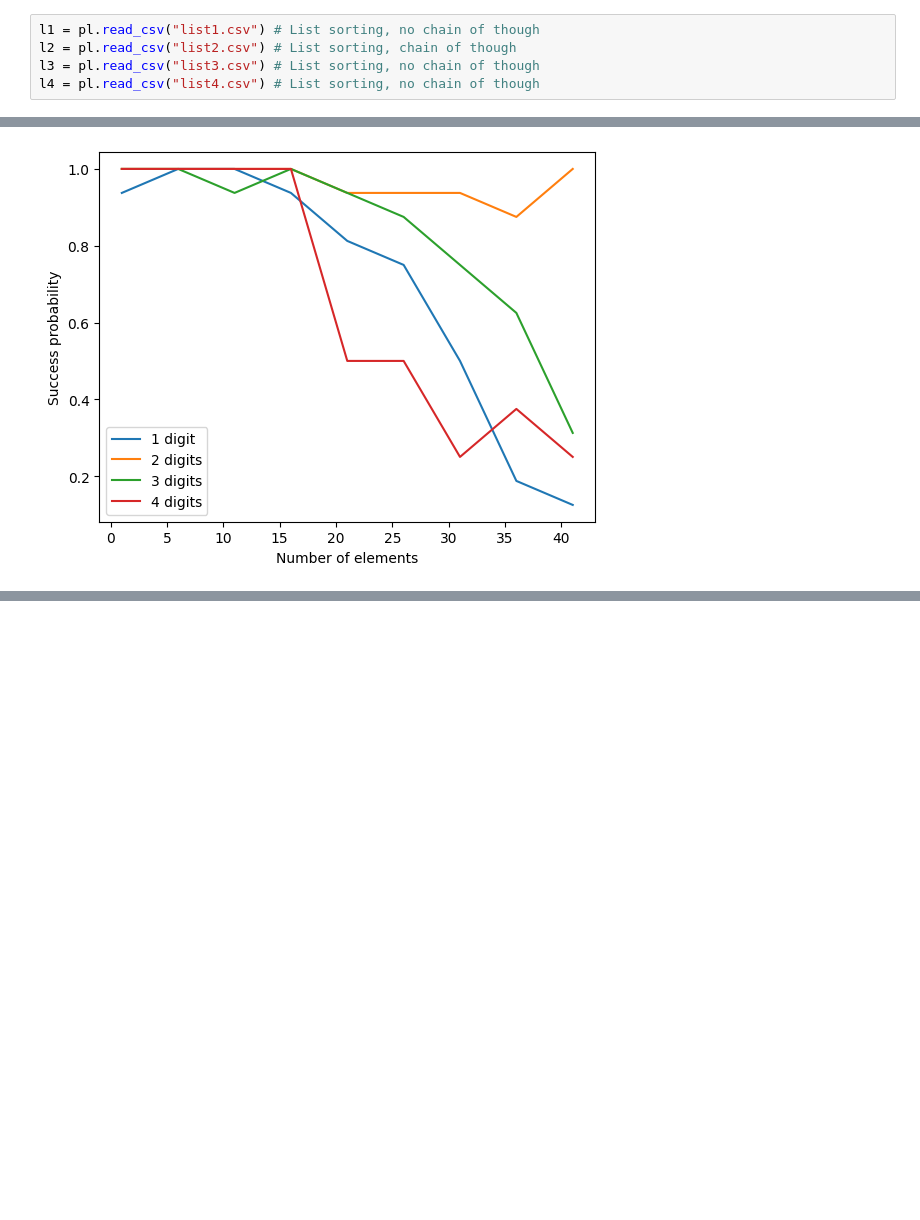
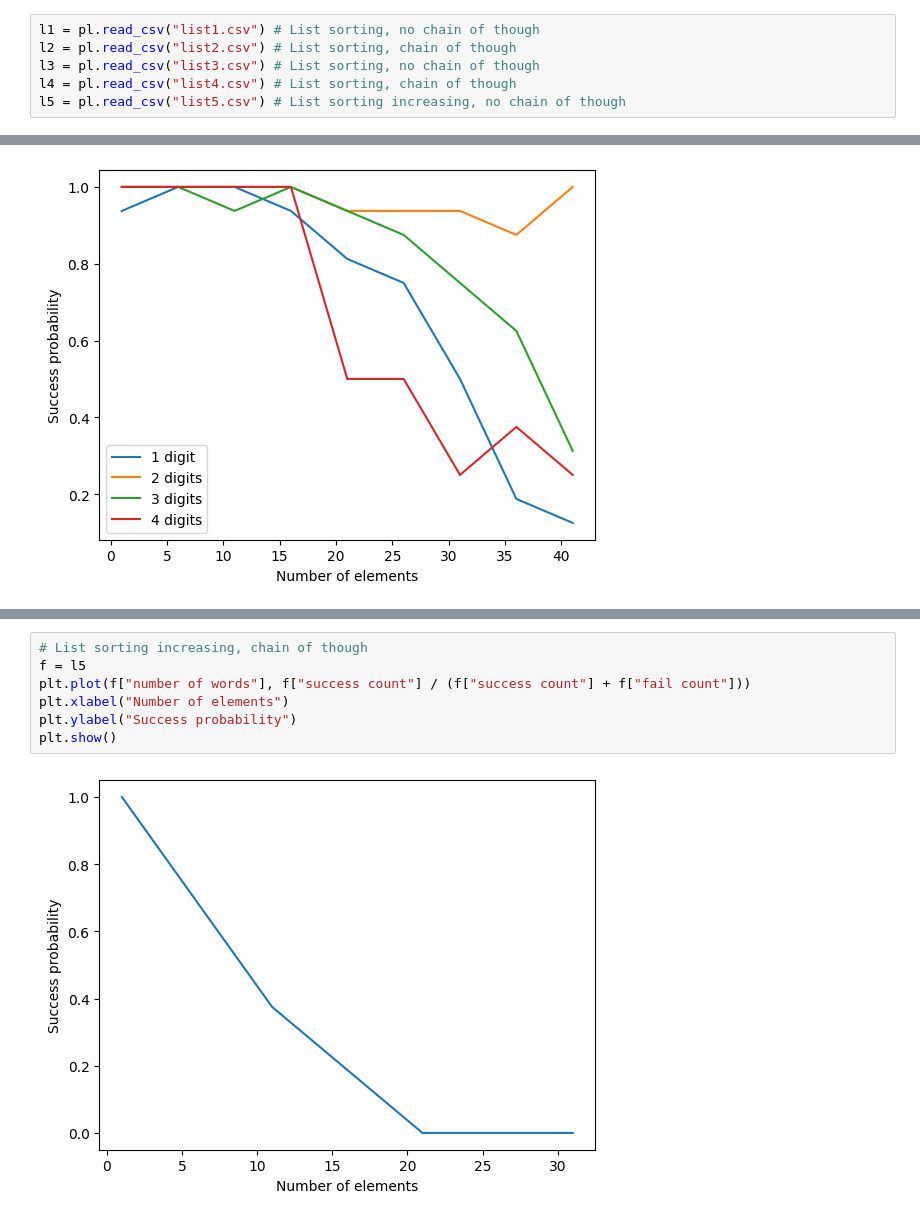
Before and after one commit to datascience-lmu/small-llm-experiments, a Jupyter notebook: plots.ipynb, the cells around one changed output, grey strips where cells are left out. Cells and saved outputs as stored; diff of their text form; blank space fills up the shorter version.

Commit message:
added plot

```diff
--- a/plots.ipynb
+++ b/plots.ipynb
@@ -5,7 +5,8 @@ import matplotlib.pyplot as plt
 l1 = pl.read_csv("list1.csv") # List sorting, no chain of though
 l2 = pl.read_csv("list2.csv") # List sorting, chain of though
 l3 = pl.read_csv("list3.csv") # List sorting, no chain of though
-l4 = pl.read_csv("list4.csv") # List sorting, no chain of though
+l4 = pl.read_csv("list4.csv") # List sorting, chain of though
+l5 = pl.read_csv("list5.csv") # List sorting increasing, no chain of though
 # %%
 # List sorting, no chain of though
 f = l1.filter(pl.col("number of digits") == 1)
@@ -68,3 +69,12 @@ plt.legend()
 plt.show()
 # %% [output]
 [figure]
+# %%
+# List sorting increasing, chain of though
+f = l5
+plt.plot(f["number of words"], f["success count"] / (f["success count"] + f["fail count"]))
+plt.xlabel("Number of elements")
+plt.ylabel("Success probability")
+plt.show()
+# %% [output]
+[figure, added]
```
Also changed, not shown: parts of 1 cell of this notebook, 1 other file.
